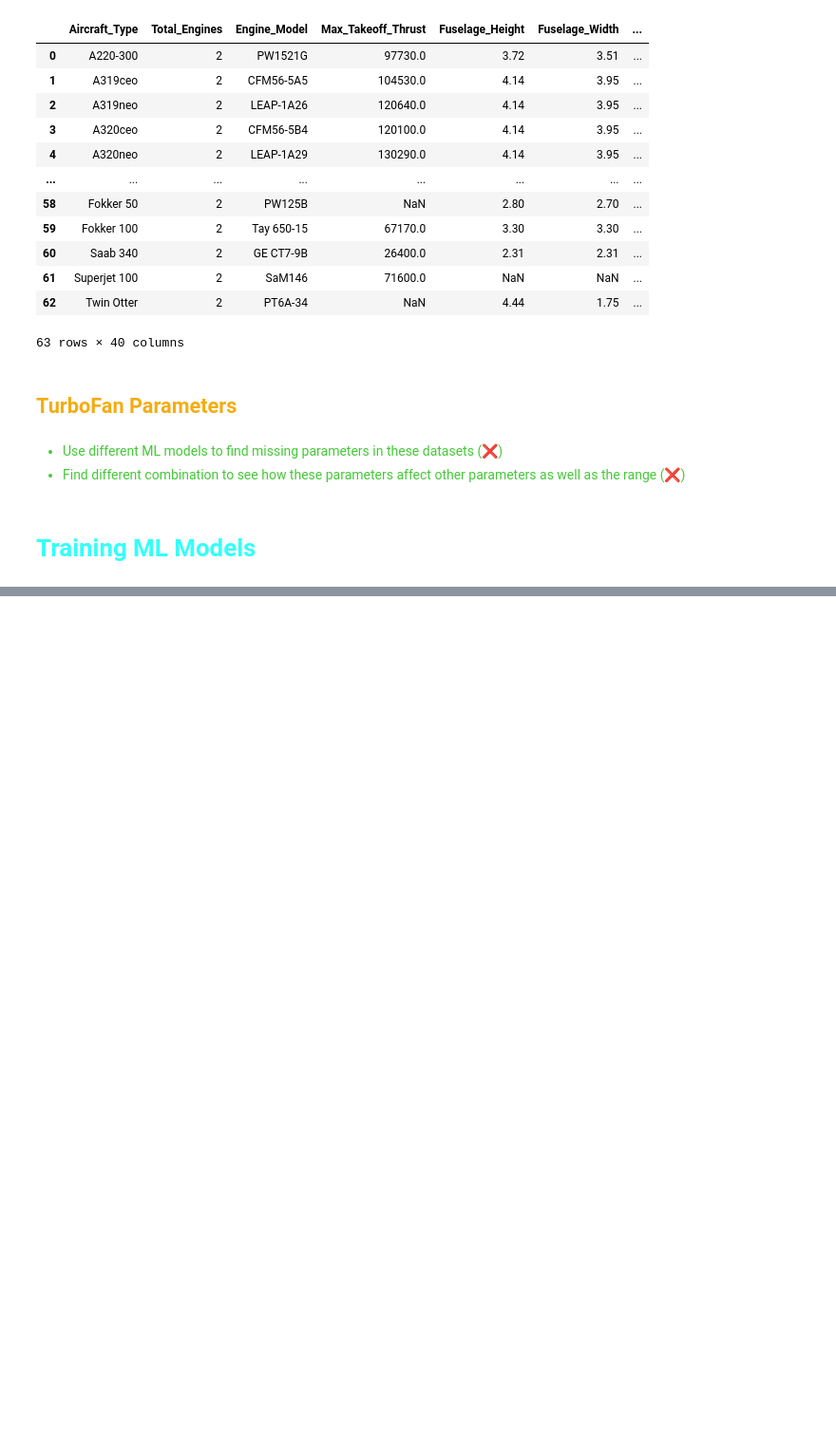
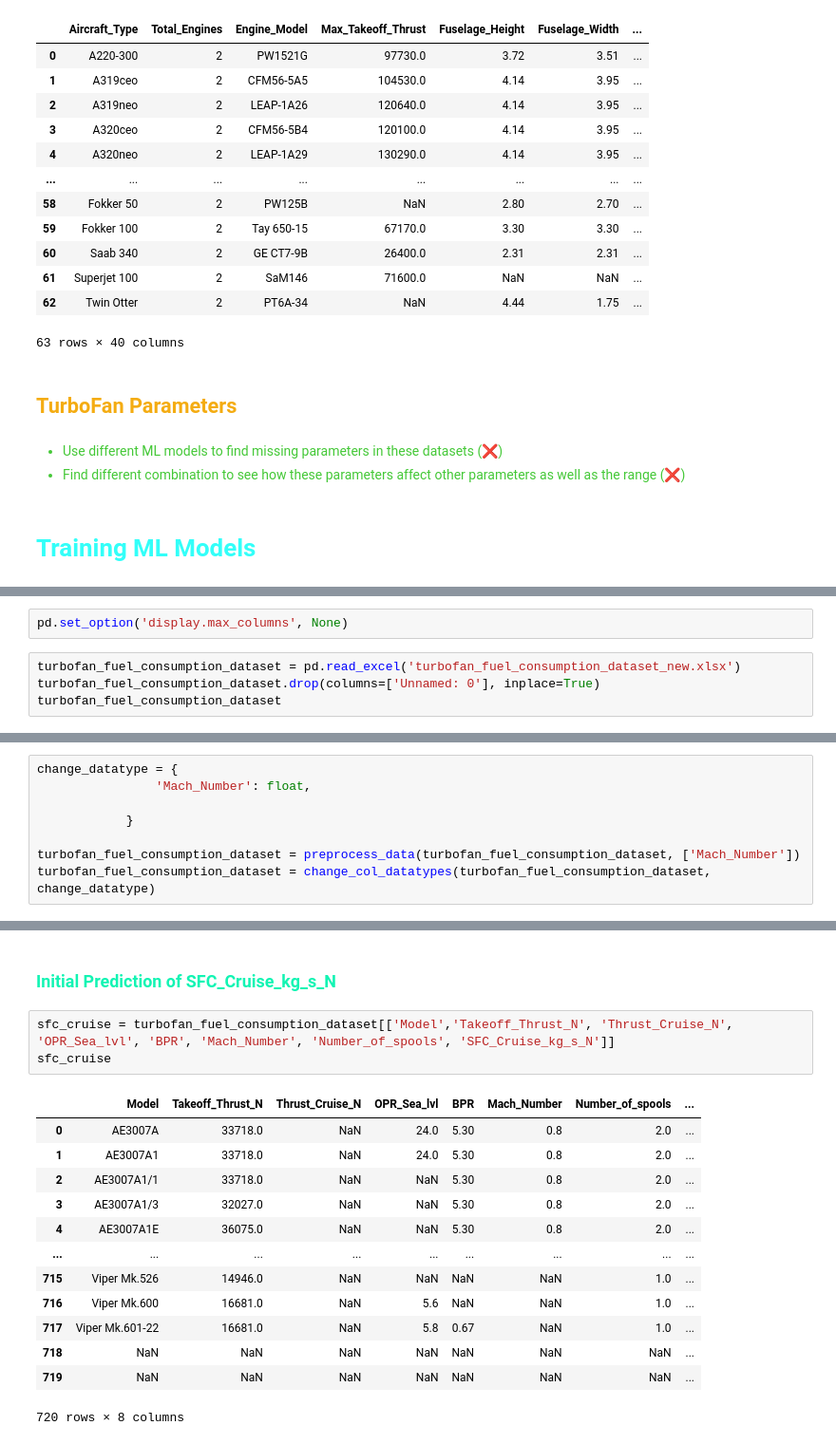
Before and after one commit to stahir01/Master-Thesis, a Jupyter notebook: Master_Thesis_Datasets_NewVersion.ipynb, the cells around one changed output, grey strips where cells are left out. Shown at 95% size. Saved outputs shown, nothing was run; the diff lists cells and outputs as text; blank space fills up the shorter version.

```diff
--- a/Master_Thesis_Datasets_NewVersion.ipynb
+++ b/Master_Thesis_Datasets_NewVersion.ipynb
@@ -3594,0 +3617,6 @@ dataset
+# %%
+pd.set_option('display.max_columns', None)
+# %%
+turbofan_fuel_consumption_dataset = pd.read_excel('turbofan_fuel_consumption_dataset_new.xlsx')
+turbofan_fuel_consumption_dataset.drop(columns=['Unnamed: 0'], inplace=True)
+turbofan_fuel_consumption_dataset
@@ -3594,0 +3637,8 @@ dataset
+# %%
+change_datatype = {
+                'Mach_Number': float,
+
+            }
+
+turbofan_fuel_consumption_dataset = preprocess_data(turbofan_fuel_consumption_dataset, ['Mach_Number'])
+turbofan_fuel_consumption_dataset = change_col_datatypes(turbofan_fuel_consumption_dataset, change_datatype)
@@ -3594,0 +3701,20 @@ dataset
+# %% [markdown]
+
+### <font style="color: #12F4B3;"> <strong>Initial Prediction of SFC_Cruise_kg_s_N</strong></font>
+# %%
+sfc_cruise = turbofan_fuel_consumption_dataset[['Model','Takeoff_Thrust_N', 'Thrust_Cruise_N', 'OPR_Sea_lvl', 'BPR', 'Mach_Number', 'Number_of_spools', 'SFC_Cruise_kg_s_N']]
+sfc_cruise
+# %% [output]
+|  | Model | Takeoff_Thrust_N | Thrust_Cruise_N | OPR_Sea_lvl | BPR | Mach_Number | Number_of_spools | ... |
+| 0 | AE3007A | 33718.0 | NaN | 24.0 | 5.30 | 0.8 | 2.0 | ... |
+| 1 | AE3007A1 | 33718.0 | NaN | 24.0 | 5.30 | 0.8 | 2.0 | ... |
+| 2 | AE3007A1/1 | 33718.0 | NaN | NaN | 5.30 | 0.8 | 2.0 | ... |
+| 3 | AE3007A1/3 | 32027.0 | NaN | NaN | 5.30 | 0.8 | 2.0 | ... |
+| 4 | AE3007A1E | 36075.0 | NaN | NaN | 5.30 | 0.8 | 2.0 | ... |
+| ... | ... | ... | ... | ... | ... | ... | ... | ... |
+| 715 | Viper Mk.526 | 14946.0 | NaN | NaN | NaN | NaN | 1.0 | ... |
+| 716 | Viper Mk.600 | 16681.0 | NaN | 5.6 | NaN | NaN | 1.0 | ... |
+| 717 | Viper Mk.601-22 | 16681.0 | NaN | 5.8 | 0.67 | NaN | 1.0 | ... |
+| 718 | NaN | NaN | NaN | NaN | NaN | NaN | NaN | ... |
+| 719 | NaN | NaN | NaN | NaN | NaN | NaN | NaN | ... |
+720 rows × 8 columns
```
Also changed, not shown: parts of 19 cells of this notebook, 8 other files.
